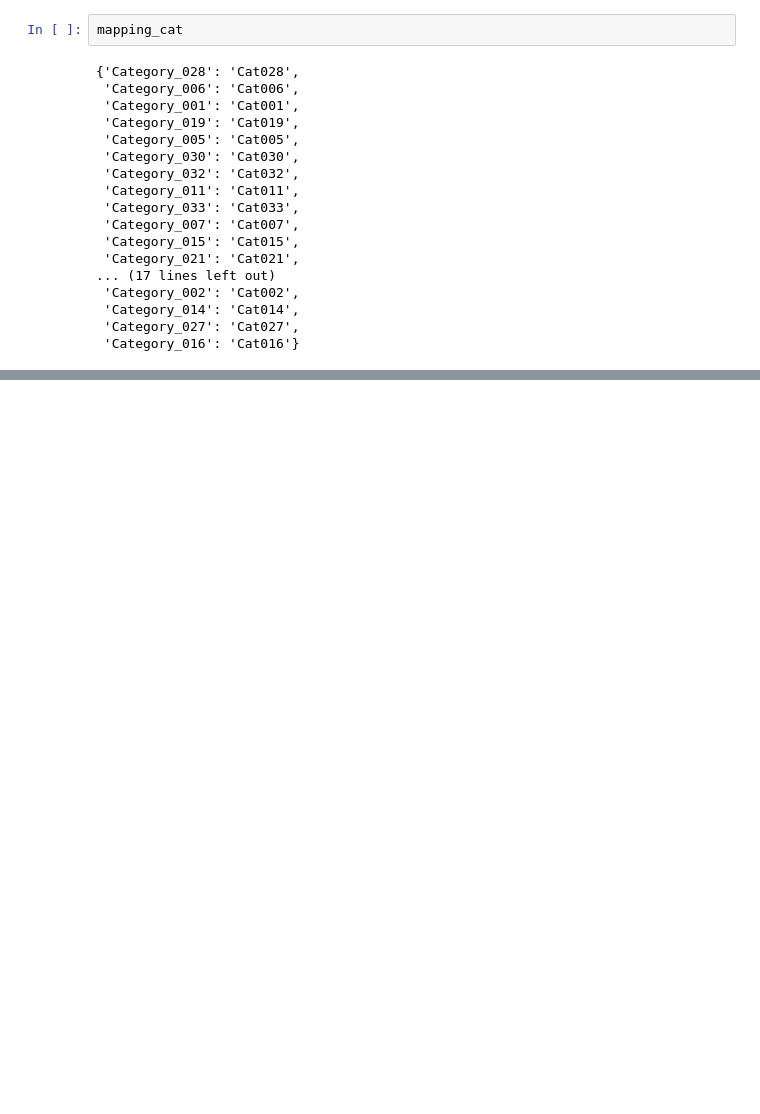
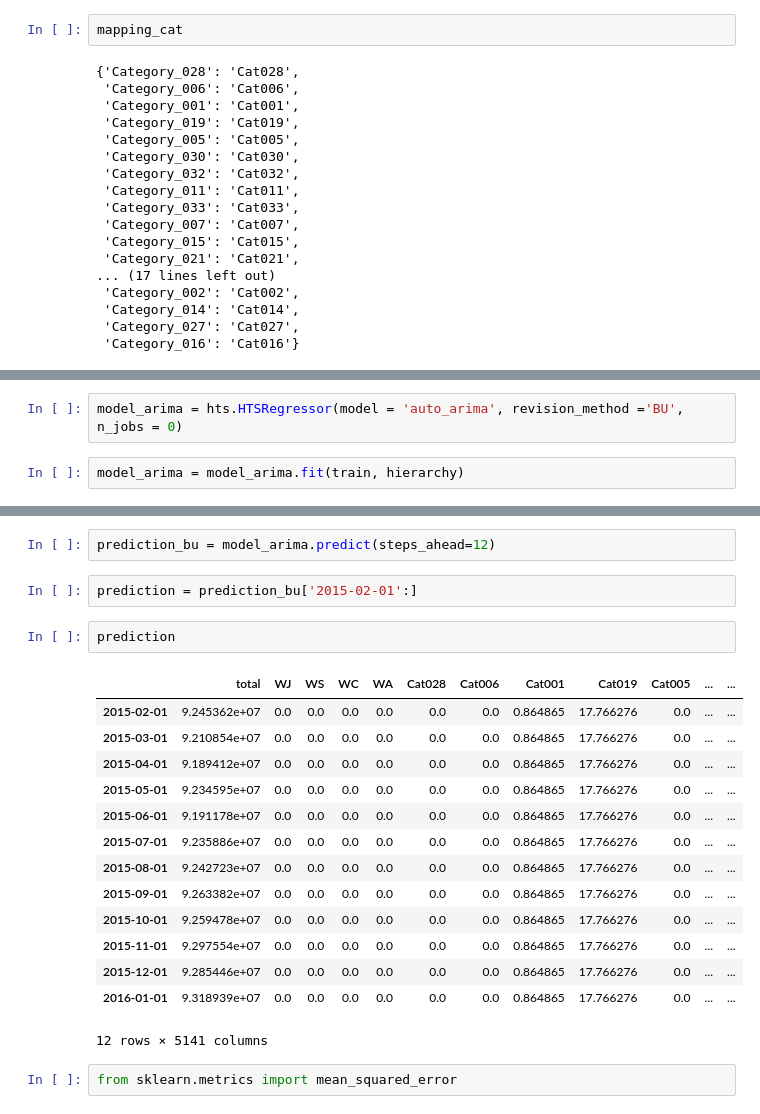
Before and after one commit to josephine-amponsah/retail-demand-forecaster, a Jupyter notebook: notebooks/time-seies-forecast-hier.ipynb, the cells around one changed output, grey strips where cells are left out. Saved outputs shown, nothing was run; the diff lists cells and outputs as text; blank space fills up the shorter version.

Commit message:
auto arima hts model - bottom up

```diff
--- a/notebooks/time-seies-forecast-hier.ipynb
+++ b/notebooks/time-seies-forecast-hier.ipynb
@@ -106,0 +232,4 @@ hierarchy = {**total, **category}
+# %%
+model_arima = hts.HTSRegressor(model = 'auto_arima', revision_method ='BU', n_jobs = 0)
+# %%
+model_arima = model_arima.fit(train, hierarchy)
@@ -106,0 +247,23 @@ hierarchy = {**total, **category}
+# %%
+prediction_bu = model_arima.predict(steps_ahead=12)
+# %%
+prediction = prediction_bu['2015-02-01':]
+# %%
+prediction
+# %% [output]
+|  | total | WJ | WS | WC | WA | Cat028 | Cat006 | Cat001 | Cat019 | Cat005 | ... | ... |
+| 2015-02-01 | 9.245362e+07 | 0.0 | 0.0 | 0.0 | 0.0 | 0.0 | 0.0 | 0.864865 | 17.766276 | 0.0 | ... | ... |
+| 2015-03-01 | 9.210854e+07 | 0.0 | 0.0 | 0.0 | 0.0 | 0.0 | 0.0 | 0.864865 | 17.766276 | 0.0 | ... | ... |
+| 2015-04-01 | 9.189412e+07 | 0.0 | 0.0 | 0.0 | 0.0 | 0.0 | 0.0 | 0.864865 | 17.766276 | 0.0 | ... | ... |
+| 2015-05-01 | 9.234595e+07 | 0.0 | 0.0 | 0.0 | 0.0 | 0.0 | 0.0 | 0.864865 | 17.766276 | 0.0 | ... | ... |
+| 2015-06-01 | 9.191178e+07 | 0.0 | 0.0 | 0.0 | 0.0 | 0.0 | 0.0 | 0.864865 | 17.766276 | 0.0 | ... | ... |
+| 2015-07-01 | 9.235886e+07 | 0.0 | 0.0 | 0.0 | 0.0 | 0.0 | 0.0 | 0.864865 | 17.766276 | 0.0 | ... | ... |
+| 2015-08-01 | 9.242723e+07 | 0.0 | 0.0 | 0.0 | 0.0 | 0.0 | 0.0 | 0.864865 | 17.766276 | 0.0 | ... | ... |
+| 2015-09-01 | 9.263382e+07 | 0.0 | 0.0 | 0.0 | 0.0 | 0.0 | 0.0 | 0.864865 | 17.766276 | 0.0 | ... | ... |
+| 2015-10-01 | 9.259478e+07 | 0.0 | 0.0 | 0.0 | 0.0 | 0.0 | 0.0 | 0.864865 | 17.766276 | 0.0 | ... | ... |
+| 2015-11-01 | 9.297554e+07 | 0.0 | 0.0 | 0.0 | 0.0 | 0.0 | 0.0 | 0.864865 | 17.766276 | 0.0 | ... | ... |
+| 2015-12-01 | 9.285446e+07 | 0.0 | 0.0 | 0.0 | 0.0 | 0.0 | 0.0 | 0.864865 | 17.766276 | 0.0 | ... | ... |
+| 2016-01-01 | 9.318939e+07 | 0.0 | 0.0 | 0.0 | 0.0 | 0.0 | 0.0 | 0.864865 | 17.766276 | 0.0 | ... | ... |
+12 rows × 5141 columns
+# %%
+from sklearn.metrics import mean_squared_error
```
Also changed, not shown: parts of 36 cells of this notebook.
